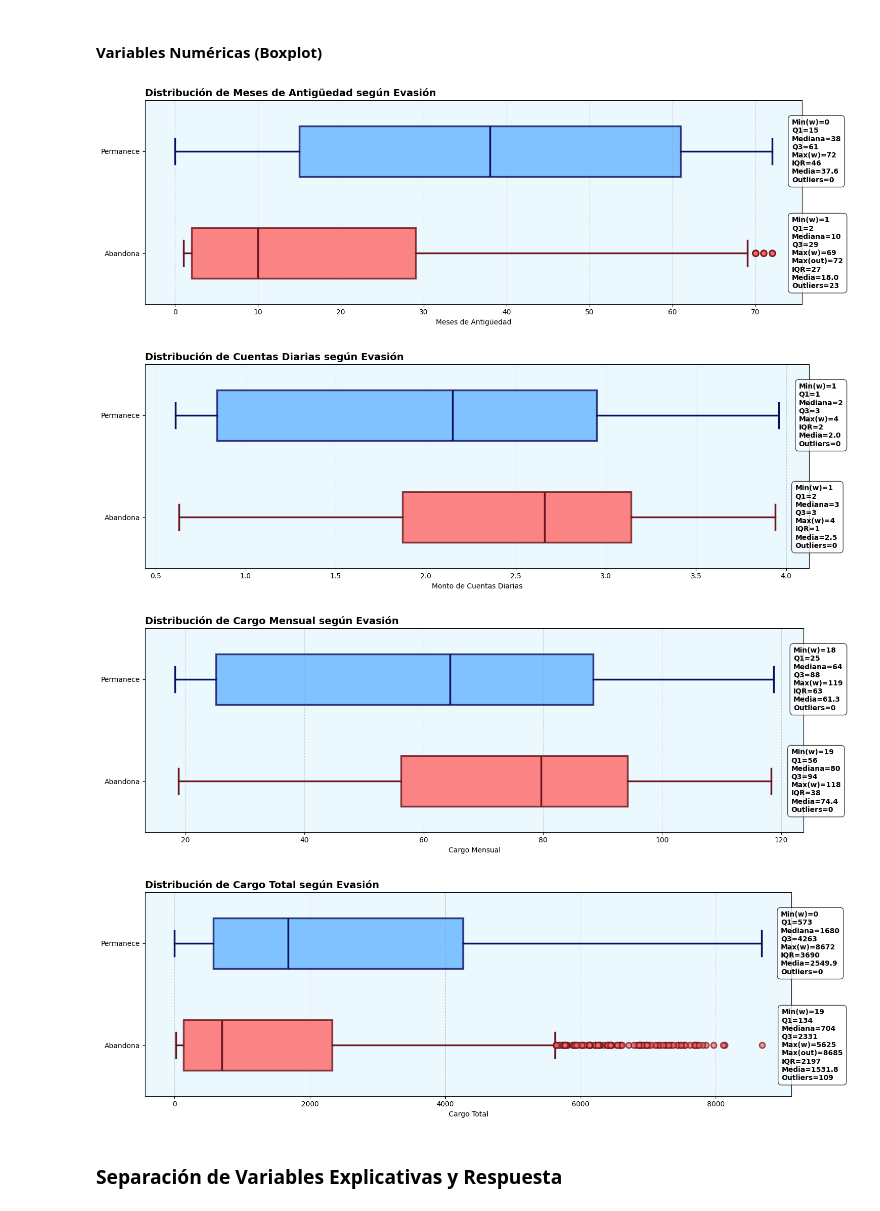
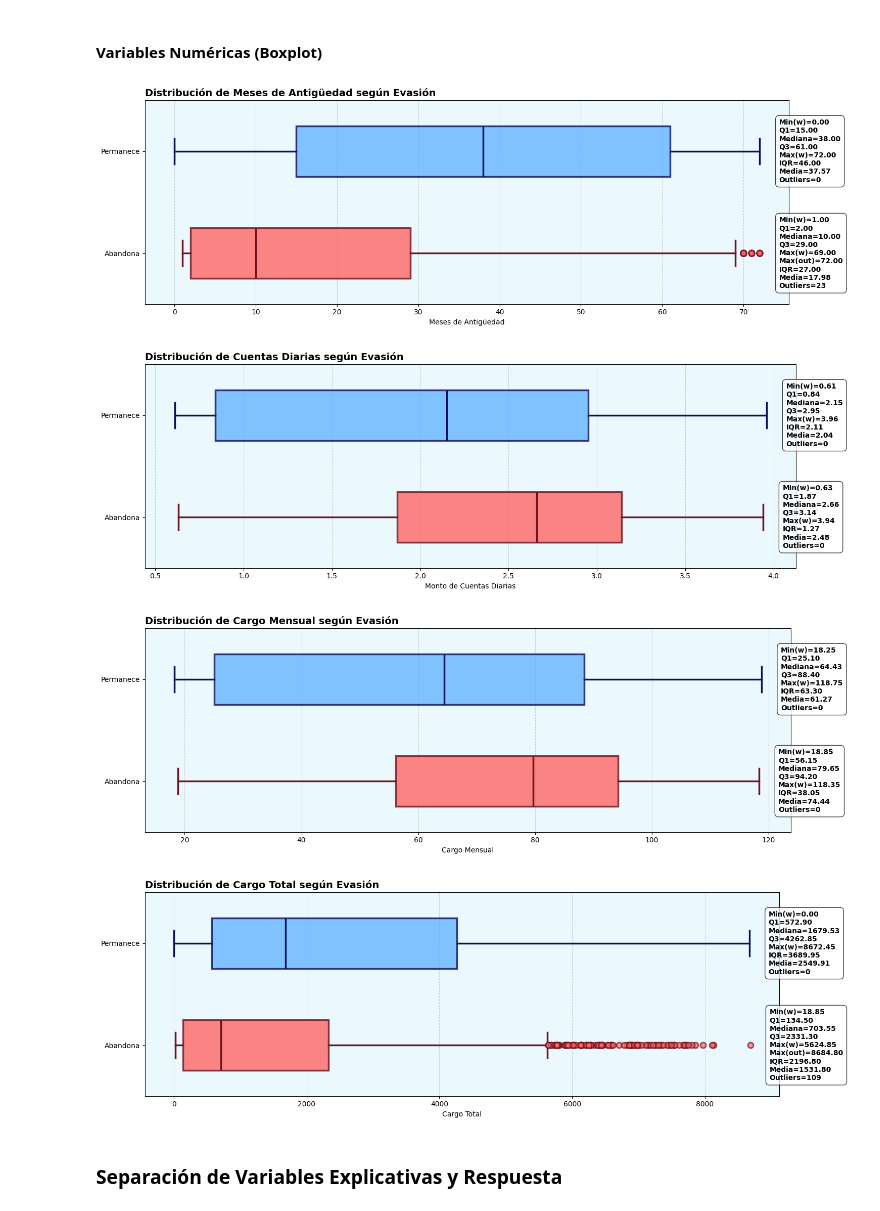
Before and after one commit to DanielRaiicHu/telecom_x_2, a Jupyter notebook: telecom_x_2.ipynb, the cells around one changed output. Cells and saved outputs as stored; diff of their text form; code cells hidden in the pictures.

```diff
--- a/telecom_x_2.ipynb
+++ b/telecom_x_2.ipynb
@@ -1399,18 +1399,19 @@ def boxplot_meses_antiguedad():
         # ancla: último punto a la derecha (outlier si existe; si no, el whisker)
         extremo = max_out if max_out is not None else whishi
 
+        # texto con 2 decimales para que coincida visualmente con la caja
         # texto: muestra Max(w) y, si corresponde, Max(out)
         # Max(w): Max de whiskers
         # Max(out): Max de outliers
         texto = (
-            f"Min(w)={whislo:.0f}\n"
-            f"Q1={q1:.0f}\n"
-            f"Mediana={med:.0f}\n"
-            f"Q3={q3:.0f}\n"
-            f"Max(w)={whishi:.0f}\n"
-            + (f"Max(out)={max_out:.0f}\n" if max_out is not None else "")
-            + f"IQR={iqr:.0f}\n"
-            f"Media={media:.1f}\n"
+            f"Min(w)={whislo:.2f}\n"
+            f"Q1={q1:.2f}\n"
+            f"Mediana={med:.2f}\n"
+            f"Q3={q3:.2f}\n"
+            f"Max(w)={whishi:.2f}\n"
+            + (f"Max(out)={max_out:.2f}\n" if max_out is not None else "")
+            + f"IQR={iqr:.2f}\n"
+            f"Media={media:.2f}\n"
             f"Outliers={n_out}"
         )
 
@@ -1433,7 +1434,7 @@ def boxplot_meses_antiguedad():
 
 boxplot_meses_antiguedad().show()
 # %% [output]
-[figure, old version]
+[figure, new version]
 # %%
 # Cuentas Diarias
 
@@ -1513,42 +1514,43 @@ def boxplot_cuentas_diarias():
 
         # ancla: último punto a la derecha (outlier si existe; si no, el whisker)
         extremo = max_out if max_out is not None else whishi
 
+        # texto con 2 decimales para que coincida visualmente con la caja
         # texto: muestra Max(w) y, si corresponde, Max(out)
         # Max(w): Max de whiskers
         # Max(out): Max de outliers
         texto = (
-            f"Min(w)={whislo:.0f}\n"
-            f"Q1={q1:.0f}\n"
-            f"Mediana={med:.0f}\n"
-            f"Q3={q3:.0f}\n"
-            f"Max(w)={whishi:.0f}\n"
-            + (f"Max(out)={max_out:.0f}\n" if max_out is not None else "")
-            + f"IQR={iqr:.0f}\n"
-            f"Media={media:.1f}\n"
+            f"Min(w)={whislo:.2f}\n"
+            f"Q1={q1:.2f}\n"
+            f"Mediana={med:.2f}\n"
+            f"Q3={q3:.2f}\n"
+            f"Max(w)={whishi:.2f}\n"
+            + (f"Max(out)={max_out:.2f}\n" if max_out is not None else "")
+            + f"IQR={iqr:.2f}\n"
+            f"Media={media:.2f}\n"
             f"Outliers={n_out}"
         )
 
         ax.text(
             extremo + offset, i, texto,
             va='center', ha='left',
             fontsize=10, fontweight='bold',
             bbox=dict(facecolor='white', edgecolor='black',
                       alpha=0.75, boxstyle='round,pad=0.5'),
             clip_on=False
         )
 
     ax.set_title('Distribución de Cuentas Diarias según Evasión', fontsize=14, fontweight='bold', loc='left')
     ax.set_xlabel('Monto de Cuentas Diarias')
     ax.set_facecolor(color_interior)
     ax.grid(axis='x', linestyle='--', alpha=0.6)
 
     plt.tight_layout()
     return plt
 
 boxplot_cuentas_diarias().show()
 # %% [output]
-[figure, old version]
+[figure, new version]
 # %%
 # Cargo Mensual
 
@@ -1629,18 +1631,19 @@ def boxplot_cargo_mensual():
         # ancla: último punto a la derecha (outlier si existe; si no, el whisker)
         extremo = max_out if max_out is not None else whishi
 
+        # texto con 2 decimales para que coincida visualmente con la caja
         # texto: muestra Max(w) y, si corresponde, Max(out)
         # Max(w): Max de whiskers
         # Max(out): Max de outliers
         texto = (
-            f"Min(w)={whislo:.0f}\n"
-            f"Q1={q1:.0f}\n"
-            f"Mediana={med:.0f}\n"
-            f"Q3={q3:.0f}\n"
-            f"Max(w)={whishi:.0f}\n"
-            + (f"Max(out)={max_out:.0f}\n" if max_out is not None else "")
-            + f"IQR={iqr:.0f}\n"
-            f"Media={media:.1f}\n"
+            f"Min(w)={whislo:.2f}\n"
+            f"Q1={q1:.2f}\n"
+            f"Mediana={med:.2f}\n"
+            f"Q3={q3:.2f}\n"
+            f"Max(w)={whishi:.2f}\n"
+            + (f"Max(out)={max_out:.2f}\n" if max_out is not None else "")
+            + f"IQR={iqr:.2f}\n"
+            f"Media={media:.2f}\n"
             f"Outliers={n_out}"
         )
 
@@ -1665,7 +1668,7 @@ def boxplot_cargo_mensual():
 
 boxplot_cargo_mensual().show()
 # %% [output]
-[figure, old version]
+[figure, new version]
 # %%
 # Cargo Total
 
@@ -1723,6 +1726,7 @@ def boxplot_cargo_total():
         fl.set_markeredgecolor(color_NO if cat == "Abandona" else color_SI)
         fl.set_linewidth(1.5)
 
+
     # offset fijo relativo al ancho del eje (misma distancia visual)
     x_left, x_right = ax.get_xlim()
     offset = (x_right - x_left) * 0.03  # ~3% del ancho
@@ -1745,18 +1749,19 @@ def boxplot_cargo_total():
         # ancla: último punto a la derecha (outlier si existe; si no, el whisker)
         extremo = max_out if max_out is not None else whishi
 
+        # texto con 2 decimales para que coincida visualmente con la caja
         # texto: muestra Max(w) y, si corresponde, Max(out)
         # Max(w): Max de whiskers
         # Max(out): Max de outliers
         texto = (
-            f"Min(w)={whislo:.0f}\n"
-            f"Q1={q1:.0f}\n"
-            f"Mediana={med:.0f}\n"
-            f"Q3={q3:.0f}\n"
-            f"Max(w)={whishi:.0f}\n"
-            + (f"Max(out)={max_out:.0f}\n" if max_out is not None else "")
-            + f"IQR={iqr:.0f}\n"
-            f"Media={media:.1f}\n"
+            f"Min(w)={whislo:.2f}\n"
+            f"Q1={q1:.2f}\n"
+            f"Mediana={med:.2f}\n"
+            f"Q3={q3:.2f}\n"
+            f"Max(w)={whishi:.2f}\n"
+            + (f"Max(out)={max_out:.2f}\n" if max_out is not None else "")
+            + f"IQR={iqr:.2f}\n"
+            f"Media={media:.2f}\n"
             f"Outliers={n_out}"
         )
 
@@ -1779,7 +1784,7 @@ def boxplot_cargo_total():
 
 boxplot_cargo_total().show()
 # %% [output]
-[figure, old version]
+[figure, new version]
 # %% [markdown]
 ### **Separación de Variables Explicativas y Respuesta**
 # %%
```
